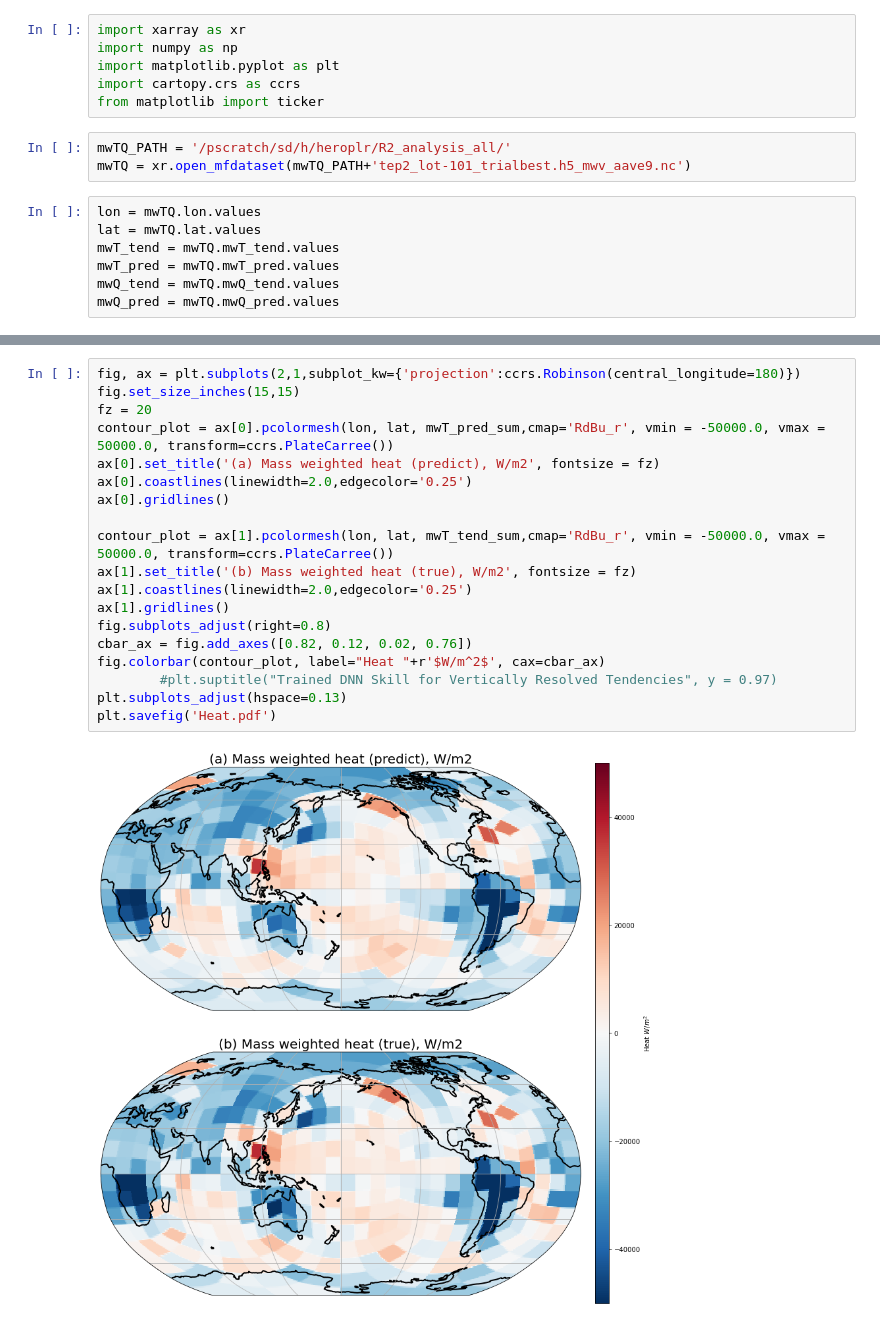
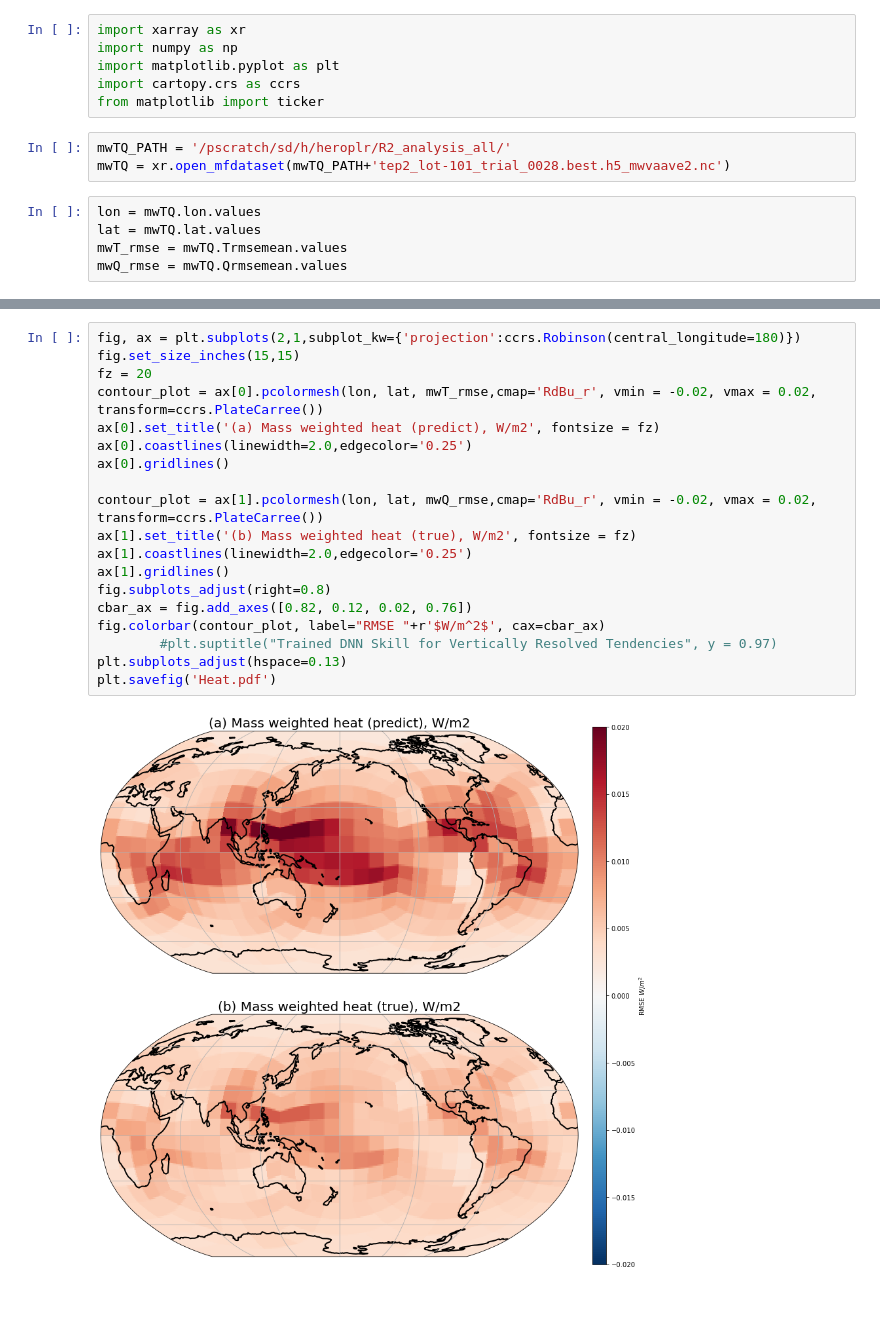
Before and after one commit to sungdukyu/E3SM-MMF_baseline, a Jupyter notebook: Evaluation/Plot_MassWeighted_CpxdT.ipynb, the cells around one changed output, grey strips where cells are left out. Cells and saved outputs as stored; diff of their text form.

Commit message:
Revise mass weighted rmse

```diff
--- a/Evaluation/Plot_MassWeighted_CpxdT.ipynb
+++ b/Evaluation/Plot_MassWeighted_CpxdT.ipynb
@@ -6,12 +6,10 @@ import cartopy.crs as ccrs
 from matplotlib import ticker
 # %%
 mwTQ_PATH = '/pscratch/sd/h/heroplr/R2_analysis_all/'
-mwTQ = xr.open_mfdataset(mwTQ_PATH+'tep2_lot-101_trialbest.h5_mwv_aave9.nc')
+mwTQ = xr.open_mfdataset(mwTQ_PATH+'tep2_lot-101_trial_0028.best.h5_mwvaave2.nc')
 # %%
 lon = mwTQ.lon.values
 lat = mwTQ.lat.values
-mwT_tend = mwTQ.mwT_tend.values
-mwT_pred = mwTQ.mwT_pred.values
-mwQ_tend = mwTQ.mwQ_tend.values
-mwQ_pred = mwTQ.mwQ_pred.values
+mwT_rmse = mwTQ.Trmsemean.values
+mwQ_rmse = mwTQ.Qrmsemean.values
 # %%
@@ -23,21 +31,21 @@ mwQ_tend_sum = np.sum(mwQ_tend[nlevs:,:,:],axis=0)
 # %%
 fig, ax = plt.subplots(2,1,subplot_kw={'projection':ccrs.Robinson(central_longitude=180)})
 fig.set_size_inches(15,15)
 fz = 20
-contour_plot = ax[0].pcolormesh(lon, lat, mwT_pred_sum,cmap='RdBu_r', vmin = -50000.0, vmax = 50000.0, transform=ccrs.PlateCarree())
+contour_plot = ax[0].pcolormesh(lon, lat, mwT_rmse,cmap='RdBu_r', vmin = -0.02, vmax = 0.02, transform=ccrs.PlateCarree())
 ax[0].set_title('(a) Mass weighted heat (predict), W/m2', fontsize = fz)
 ax[0].coastlines(linewidth=2.0,edgecolor='0.25')
 ax[0].gridlines()
 
-contour_plot = ax[1].pcolormesh(lon, lat, mwT_tend_sum,cmap='RdBu_r', vmin = -50000.0, vmax = 50000.0, transform=ccrs.PlateCarree())
+contour_plot = ax[1].pcolormesh(lon, lat, mwQ_rmse,cmap='RdBu_r', vmin = -0.02, vmax = 0.02, transform=ccrs.PlateCarree())
 ax[1].set_title('(b) Mass weighted heat (true), W/m2', fontsize = fz)
 ax[1].coastlines(linewidth=2.0,edgecolor='0.25')
 ax[1].gridlines()
 fig.subplots_adjust(right=0.8)
 cbar_ax = fig.add_axes([0.82, 0.12, 0.02, 0.76])
-fig.colorbar(contour_plot, label="Heat "+r'$W/m^2$', cax=cbar_ax)
+fig.colorbar(contour_plot, label="RMSE "+r'$W/m^2$', cax=cbar_ax)
         #plt.suptitle("Trained DNN Skill for Vertically Resolved Tendencies", y = 0.97)
 plt.subplots_adjust(hspace=0.13)
 plt.savefig('Heat.pdf')
 # %% [output]
-[figure, old version]
+[figure, new version]
```
Also changed, not shown: parts of 2 cells of this notebook, 3 other files.
